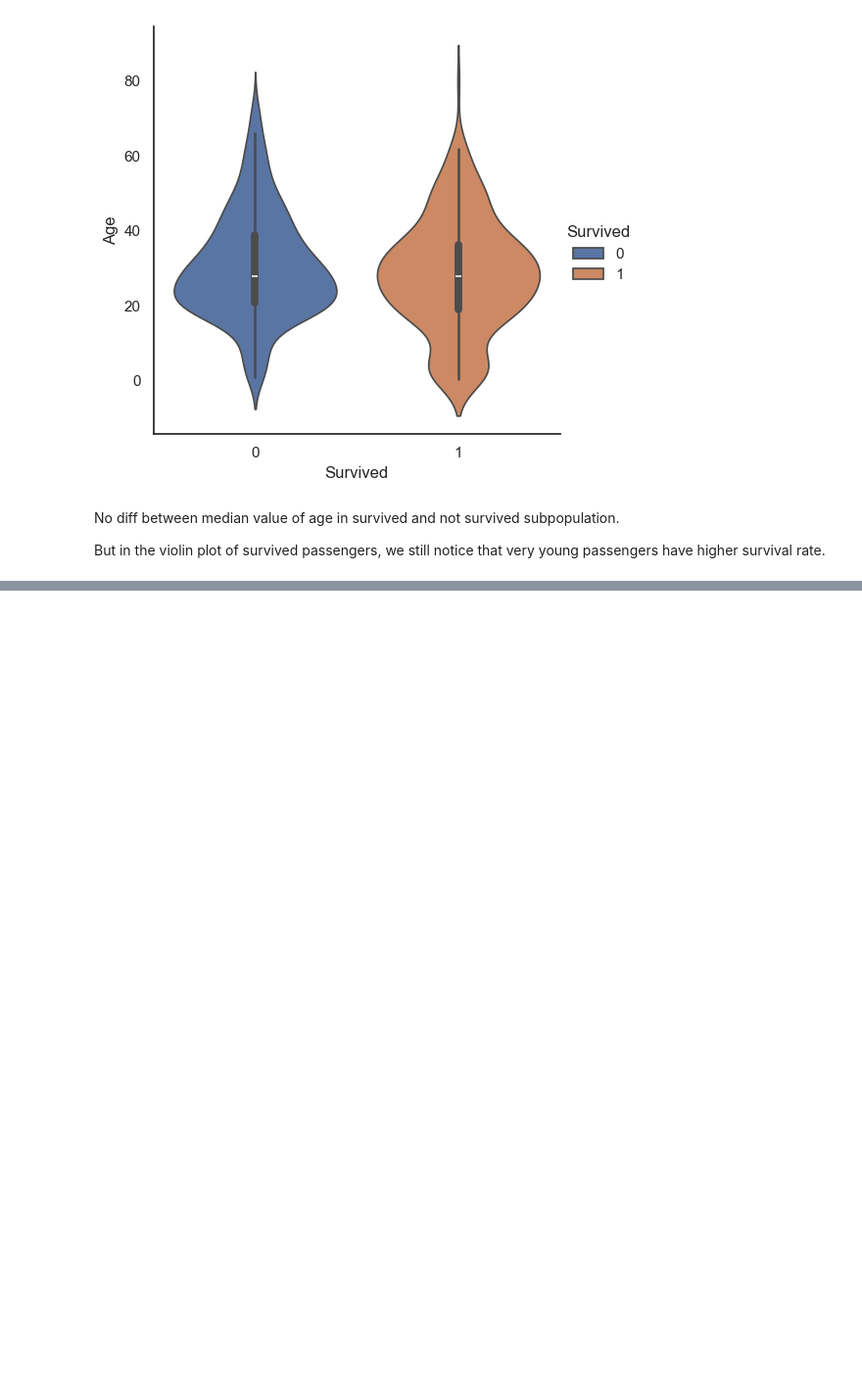
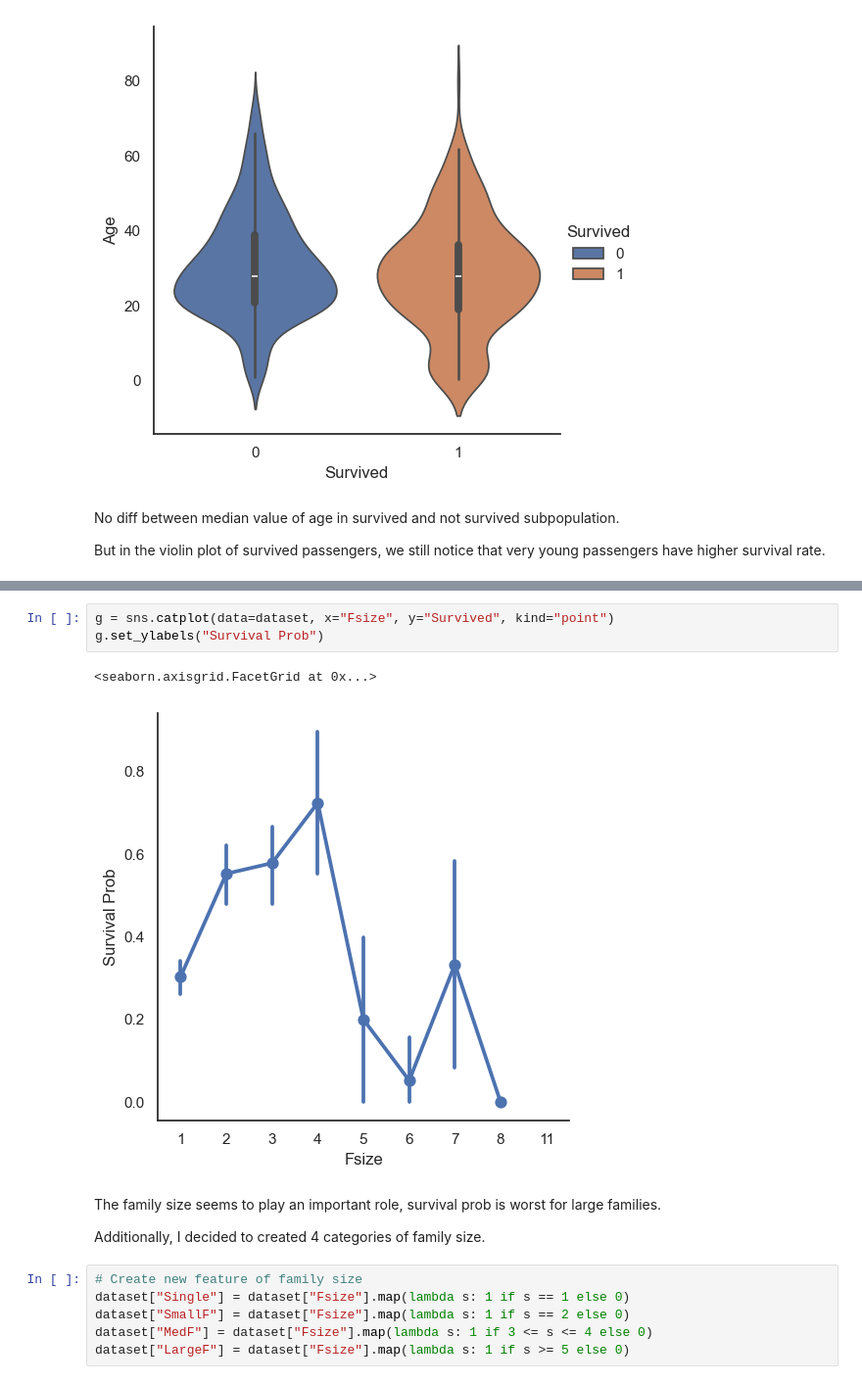
Before and after one commit to geniemo/kaggle-transcription, a Jupyter notebook: Titanic-Machine-Learning-From-Disaster/Titanic Top 4% with ensemble modeling/2.ipynb, the cells around one changed output, grey strips where cells are left out. Shown at 98% size. Drawn from its saved outputs; the diff is of its cells as text; blank space fills up the shorter version.

```diff
--- a/Titanic-Machine-Learning-From-Disaster/Titanic Top 4% with ensemble modeling/2.ipynb
+++ b/Titanic-Machine-Learning-From-Disaster/Titanic Top 4% with ensemble modeling/2.ipynb
@@ -552,0 +658,16 @@ But in the violin plot of survived passengers, we still notice that very young p
+# %%
+g = sns.catplot(data=dataset, x="Fsize", y="Survived", kind="point")
+g.set_ylabels("Survival Prob")
+# %% [output]
+<seaborn.axisgrid.FacetGrid at 0x...>
+[figure, added]
+# %% [markdown]
+The family size seems to play an important role, survival prob is worst for large families.
+
+Additionally, I decided to created 4 categories of family size.
+# %%
+# Create new feature of family size
+dataset["Single"] = dataset["Fsize"].map(lambda s: 1 if s == 1 else 0)
+dataset["SmallF"] = dataset["Fsize"].map(lambda s: 1 if s == 2 else 0)
+dataset["MedF"] = dataset["Fsize"].map(lambda s: 1 if 3 <= s <= 4 else 0)
+dataset["LargeF"] = dataset["Fsize"].map(lambda s: 1 if s >= 5 else 0)
```
Also changed, not shown: parts of 39 cells of this notebook.
